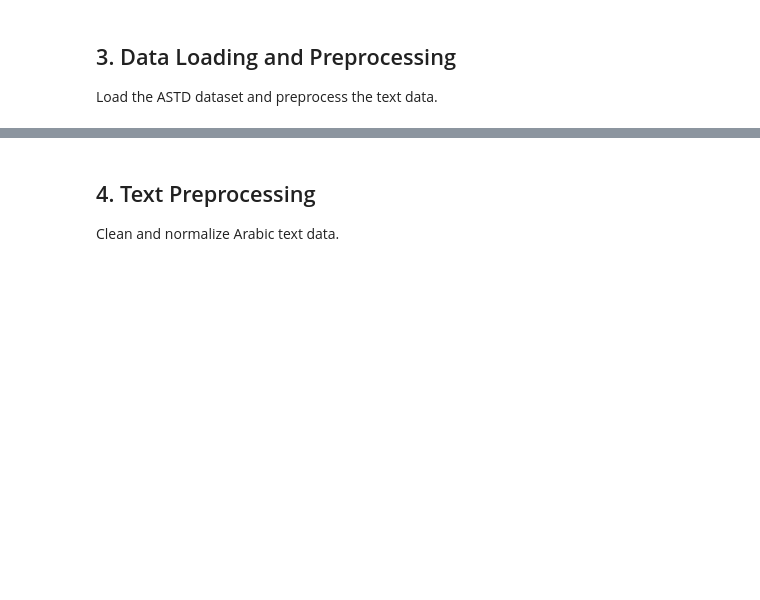
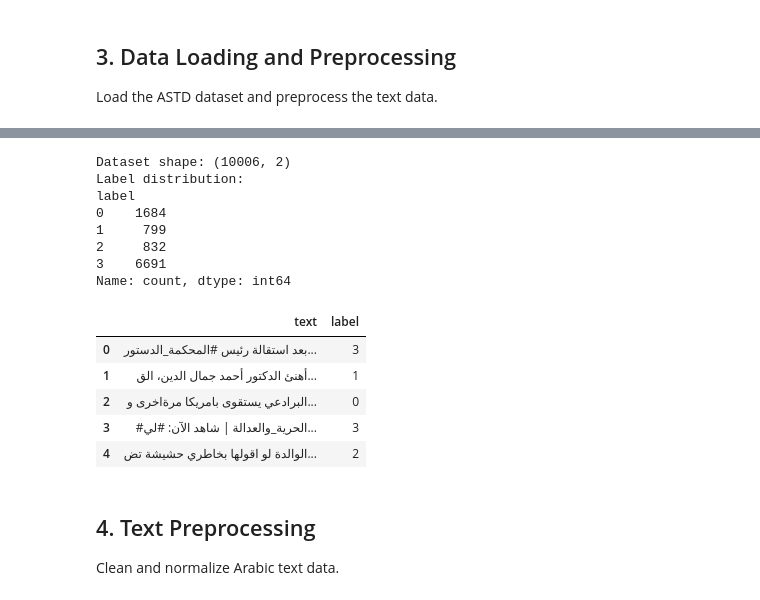
Before and after one commit to Johannes613/arabic-dialect-sentiment, a Jupyter notebook: notebooks/marbert_finetuning.ipynb, the cells around one changed output, grey strips where cells are left out. Cells and saved outputs as stored; diff of their text form; code cells hidden in the pictures; blank space fills up the shorter version.

```diff
--- a/notebooks/marbert_finetuning.ipynb
+++ b/notebooks/marbert_finetuning.ipynb
@@ -65,35 +87,50 @@ def load_astd_data(data_dir='data'):
     """Load ASTD dataset"""
 
     # Load main tweets file
-    tweets_file = os.path.join(data_dir, 'raw', 'Tweets.txt')
+    tweets_file = os.path.join('Tweets.txt')
 
     tweets = []
     labels = []
 
     with open(tweets_file, 'r', encoding='utf-8') as f:
         for line_num, line in enumerate(f, 1):
             line = line.strip()
             if line:
                 # Split by tab or space
                 parts = line.split('\t')
                 if len(parts) >= 2:
                     tweet_text = parts[0].strip()
                     label = parts[1].strip()
 
                     if label in label_map:
                         tweets.append(tweet_text)
                         labels.append(label_map[label])
 
     return pd.DataFrame({
         'text': tweets,
         'label': labels
     })
 
 # Load data
 df = load_astd_data()
 print(f"Dataset shape: {df.shape}")
 print(f"Label distribution:\n{df['label'].value_counts().sort_index()}")
 df.head()
+# %% [output]
+Dataset shape: (10006, 2)
+Label distribution:
+label
+0    1684
+1     799
+2     832
+3    6691
+Name: count, dtype: int64
+|  | text | label |
+| 0 | بعد استقالة رئيس #المحكمة_الدستور... | 3 |
+| 1 | أهنئ الدكتور أحمد جمال الدين، الق... | 1 |
+| 2 | البرادعي يستقوى بامريكا مرةاخرى و... | 0 |
+| 3 | #الحرية_والعدالة | شاهد الآن: #لي... | 3 |
+| 4 | الوالدة لو اقولها بخاطري حشيشة تض... | 2 |
 # %% [markdown]
 ## 4. Text Preprocessing
 
```
Also changed, not shown: parts of 16 cells of this notebook.
